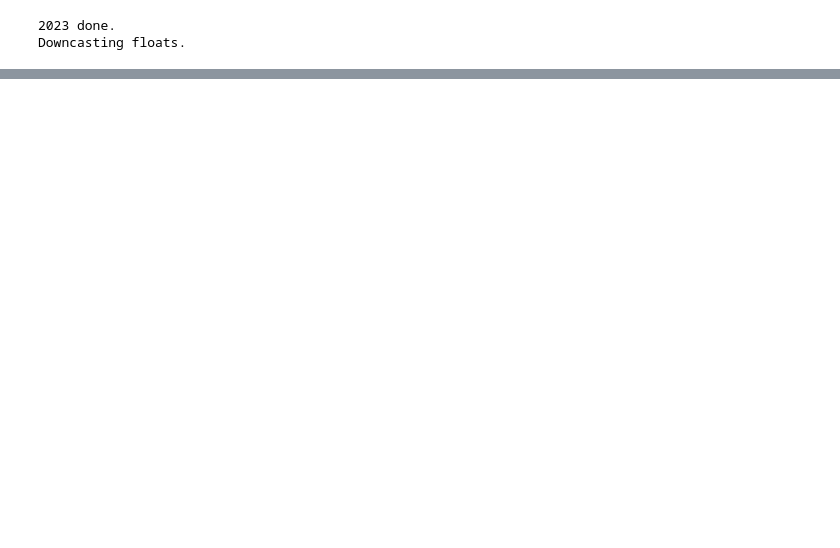
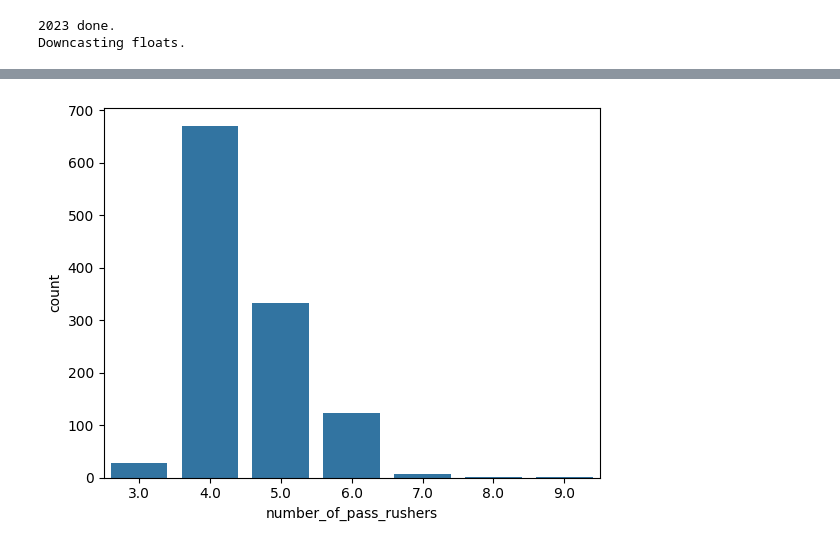
Before and after one commit to aryaman123456789/NFL-Game-Predictor, a Jupyter notebook: NFLModeling.ipynb, the cells around one changed output, grey strips where cells are left out. Cells and saved outputs as stored; diff of their text form; code cells hidden in the pictures; blank space fills up the shorter version.

```diff
--- a/NFLModeling.ipynb
+++ b/NFLModeling.ipynb
@@ -59,0 +83,6 @@ NameError: name 'pbp' is not defined
+# %%
+sacks = pbp_clean[(pbp_clean['sack'] == 1)]
+sns.countplot(x=sacks["number_of_pass_rushers"])
+plt.show()
+# %% [output]
+[figure, added]
```
Also changed, not shown: parts of 16 cells of this notebook, 1 other file.
